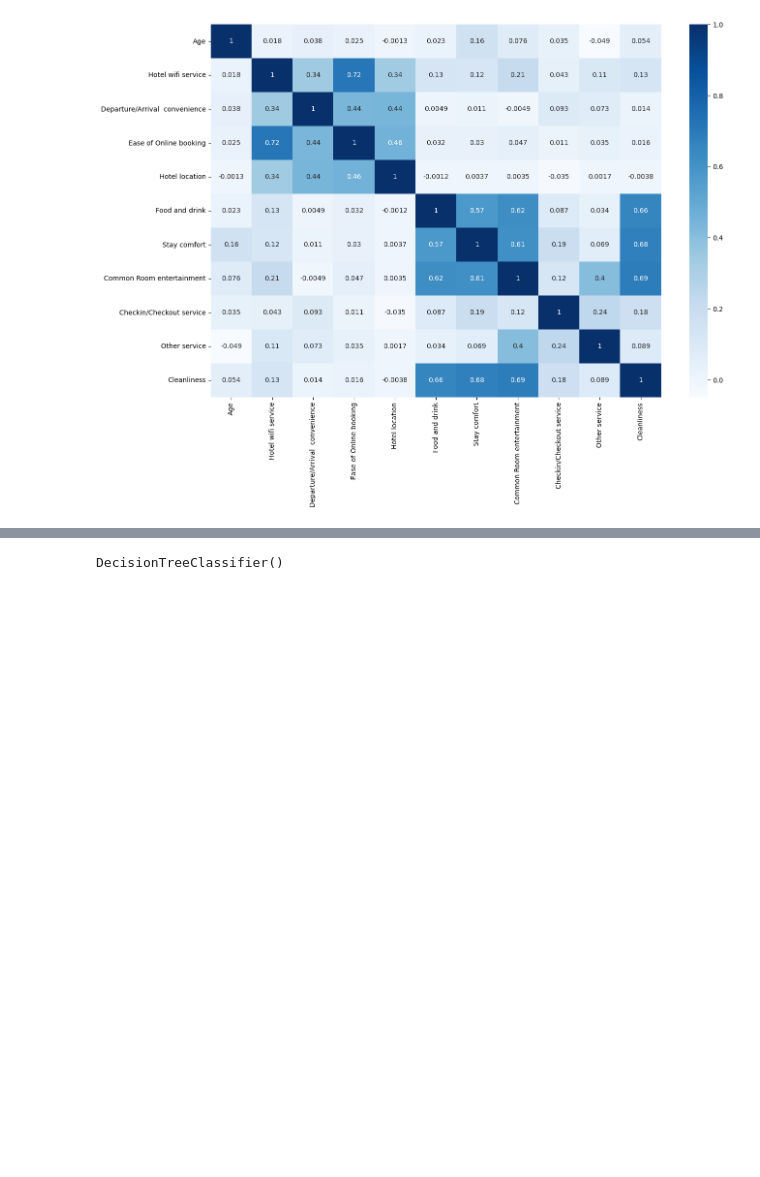
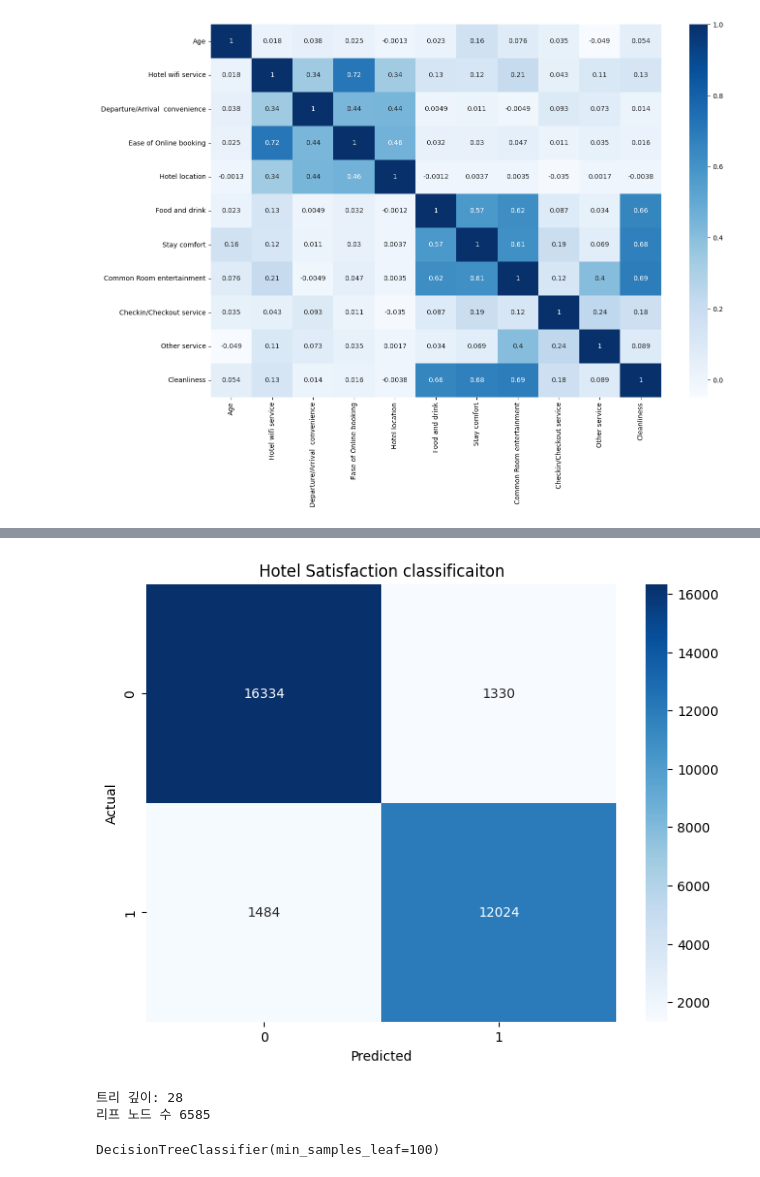
Before and after one commit to kswkm/AI_Colab, a Jupyter notebook: Decision_Tree.ipynb, the cells around one changed output, grey strips where cells are left out. Cells and saved outputs as stored; diff of their text form; code cells hidden in the pictures; blank space fills up the shorter version.

```diff
--- a/Decision_Tree.ipynb
+++ b/Decision_Tree.ipynb
@@ -85,6 +160,34 @@ X_train, X_test, y_train, y_test = train_test_split(X, y, test_size=0.3, stratif
+# %%
+#모델 평가
+#혼동 행렬을 이용해 테스트 데이터의 예측값이 실제값을 얼마나 정확히 예측했는지 확인
+from sklearn.metrics import confusion_matrix
+
+prediction = model.predict(X_test)
+conf = confusion_matrix(y_test, prediction)
+
+plt.figure(figsize=(8, 6))
+sns.heatmap(conf, annot=True, fmt='d', cmap='Blues')
+plt.title('Hotel Satisfaction classificaiton')
+plt.xlabel('Predicted')
+plt.ylabel('Actual')
+plt.show()
+# %% [output]
+[figure, added]
+# %%
+#복잡도 제어
+#현재 깊이와 리프 수 확인
+depth = model.get_depth()
+leaves = model.get_n_leaves()
+print("트리 깊이:", depth)
+print("리프 노드 수", leaves)
+# %% [output]
+트리 깊이: 28
+리프 노드 수 6585
 # %%
+#복잡도 제어
+#사전 가지치기 적용하기
 from sklearn.tree import DecisionTreeClassifier
-model = DecisionTreeClassifier()
+model = DecisionTreeClassifier(min_samples_leaf = 100)
 model.fit(X_train, y_train)
 # %% [output]
-DecisionTreeClassifier()
+DecisionTreeClassifier(min_samples_leaf=100)
```
Also changed, not shown: parts of 16 cells of this notebook.
